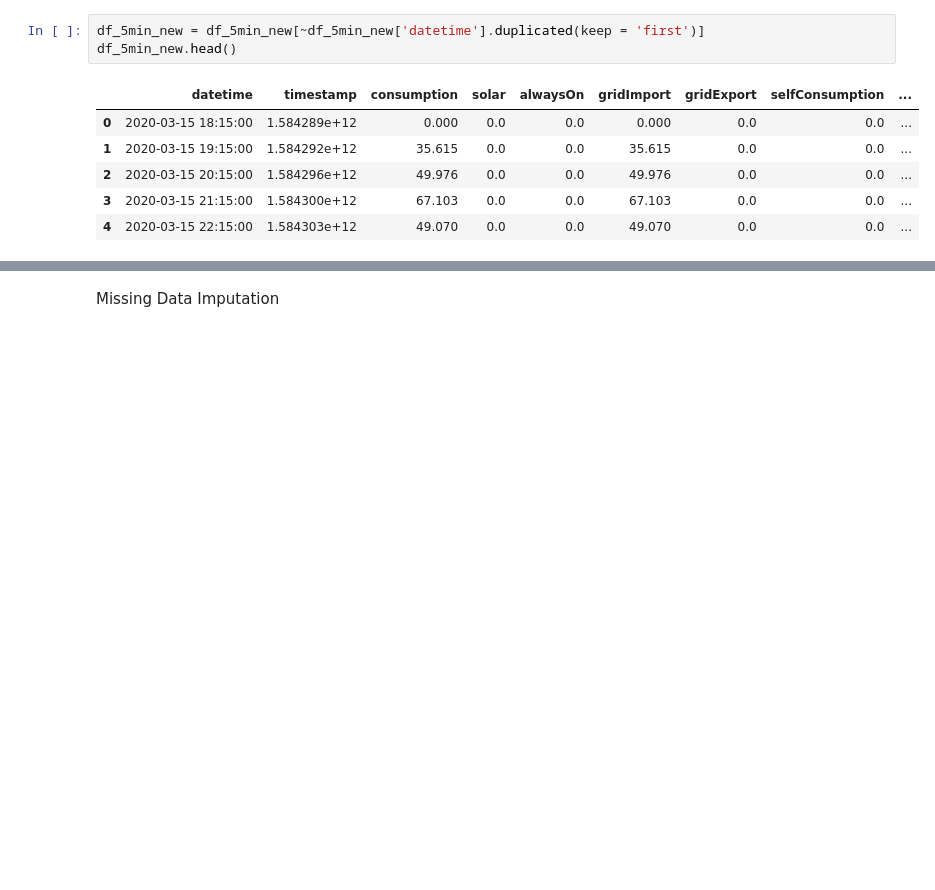
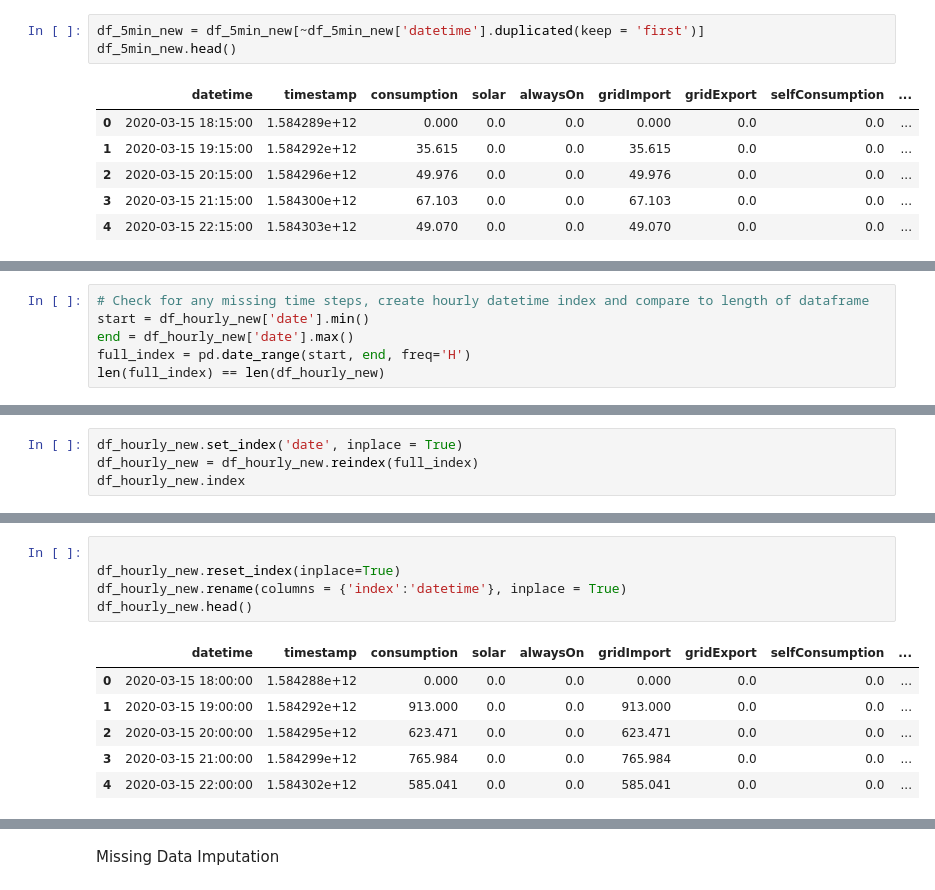
Before and after one commit to Ayanlola2002/DATA-SCIENCE-PROJECTS, a Jupyter notebook: NeedEnergyAPI_Data_Wrangling2withJoe.ipynb, the cells around one changed output, grey strips where cells are left out. Cells and saved outputs as stored; diff of their text form; blank space fills up the shorter version.

```diff
--- a/NeedEnergyAPI_Data_Wrangling2withJoe.ipynb
+++ b/NeedEnergyAPI_Data_Wrangling2withJoe.ipynb
@@ -573,0 +693,6 @@ df_5min_new.head()
+# %%
+# Check for any missing time steps, create hourly datetime index and compare to length of dataframe
+start = df_hourly_new['date'].min()
+end = df_hourly_new['date'].max()
+full_index = pd.date_range(start, end, freq='H')
+len(full_index) == len(df_hourly_new)
@@ -573,0 +701,4 @@ df_5min_new.head()
+# %%
+df_hourly_new.set_index('date', inplace = True)
+df_hourly_new = df_hourly_new.reindex(full_index)
+df_hourly_new.index
@@ -573,0 +741,12 @@ df_5min_new.head()
+# %%
+
+df_hourly_new.reset_index(inplace=True)
+df_hourly_new.rename(columns = {'index':'datetime'}, inplace = True)
+df_hourly_new.head()
+# %% [output]
+|  | datetime | timestamp | consumption | solar | alwaysOn | gridImport | gridExport | selfConsumption | ... |
+| 0 | 2020-03-15 18:00:00 | 1.584288e+12 | 0.000 | 0.0 | 0.0 | 0.000 | 0.0 | 0.0 | ... |
+| 1 | 2020-03-15 19:00:00 | 1.584292e+12 | 913.000 | 0.0 | 0.0 | 913.000 | 0.0 | 0.0 | ... |
+| 2 | 2020-03-15 20:00:00 | 1.584295e+12 | 623.471 | 0.0 | 0.0 | 623.471 | 0.0 | 0.0 | ... |
+| 3 | 2020-03-15 21:00:00 | 1.584299e+12 | 765.984 | 0.0 | 0.0 | 765.984 | 0.0 | 0.0 | ... |
+| 4 | 2020-03-15 22:00:00 | 1.584302e+12 | 585.041 | 0.0 | 0.0 | 585.041 | 0.0 | 0.0 | ... |
```
Also changed, not shown: parts of 58 cells of this notebook.
